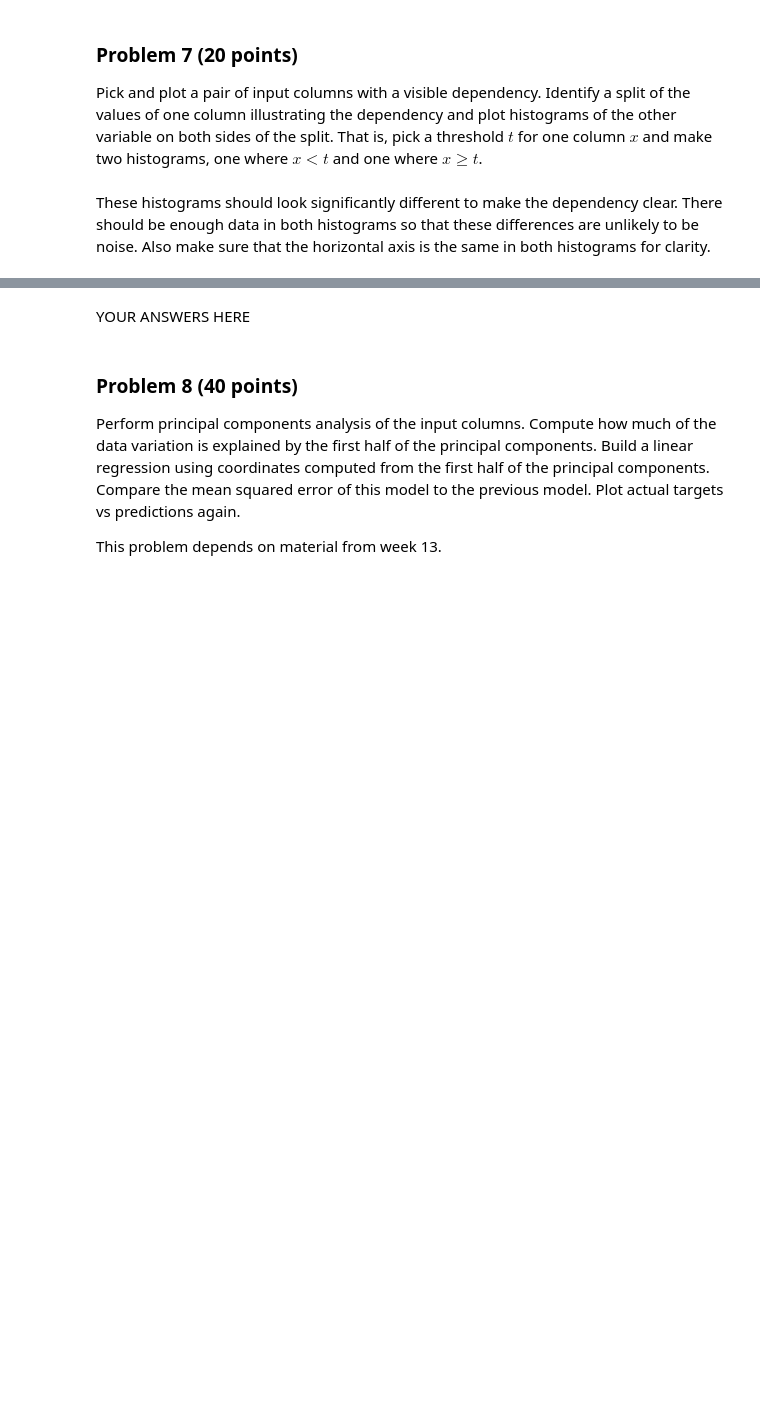
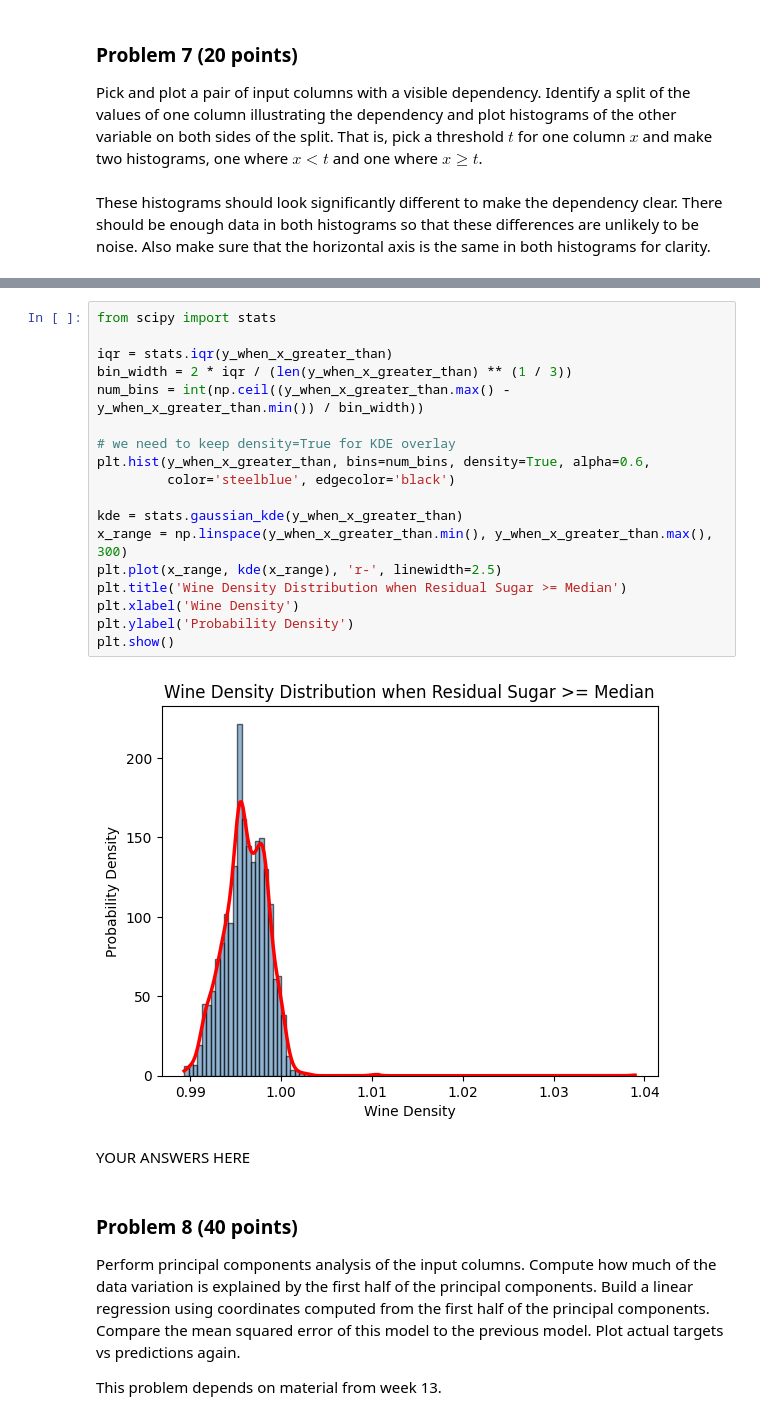
Before and after one commit to reynolkb-bu/dx601-final-project, a Jupyter notebook: project.ipynb, the cells around one changed output, grey strips where cells are left out. Cells and saved outputs as stored; diff of their text form; blank space fills up the shorter version.

```diff
--- a/project.ipynb
+++ b/project.ipynb
@@ -420,3 +440,23 @@ x_greater_than = x[x > threshold]
+# %%
+from scipy import stats
+
+iqr = stats.iqr(y_when_x_greater_than)
+bin_width = 2 * iqr / (len(y_when_x_greater_than) ** (1 / 3))
+num_bins = int(np.ceil((y_when_x_greater_than.max() - y_when_x_greater_than.min()) / bin_width))
+
+# we need to keep density=True for KDE overlay
+plt.hist(y_when_x_greater_than, bins=num_bins, density=True, alpha=0.6,
+         color='steelblue', edgecolor='black')
+
+kde = stats.gaussian_kde(y_when_x_greater_than)
+x_range = np.linspace(y_when_x_greater_than.min(), y_when_x_greater_than.max(), 300)
+plt.plot(x_range, kde(x_range), 'r-', linewidth=2.5)
+plt.title('Wine Density Distribution when Residual Sugar >= Median')
+plt.xlabel('Wine Density')
+plt.ylabel('Probability Density')
+plt.show()
+# %% [output]
+[figure, added]
 # %% [markdown]
 YOUR ANSWERS HERE
 # %% [markdown]
```
Also changed, not shown: parts of 2 cells of this notebook.
